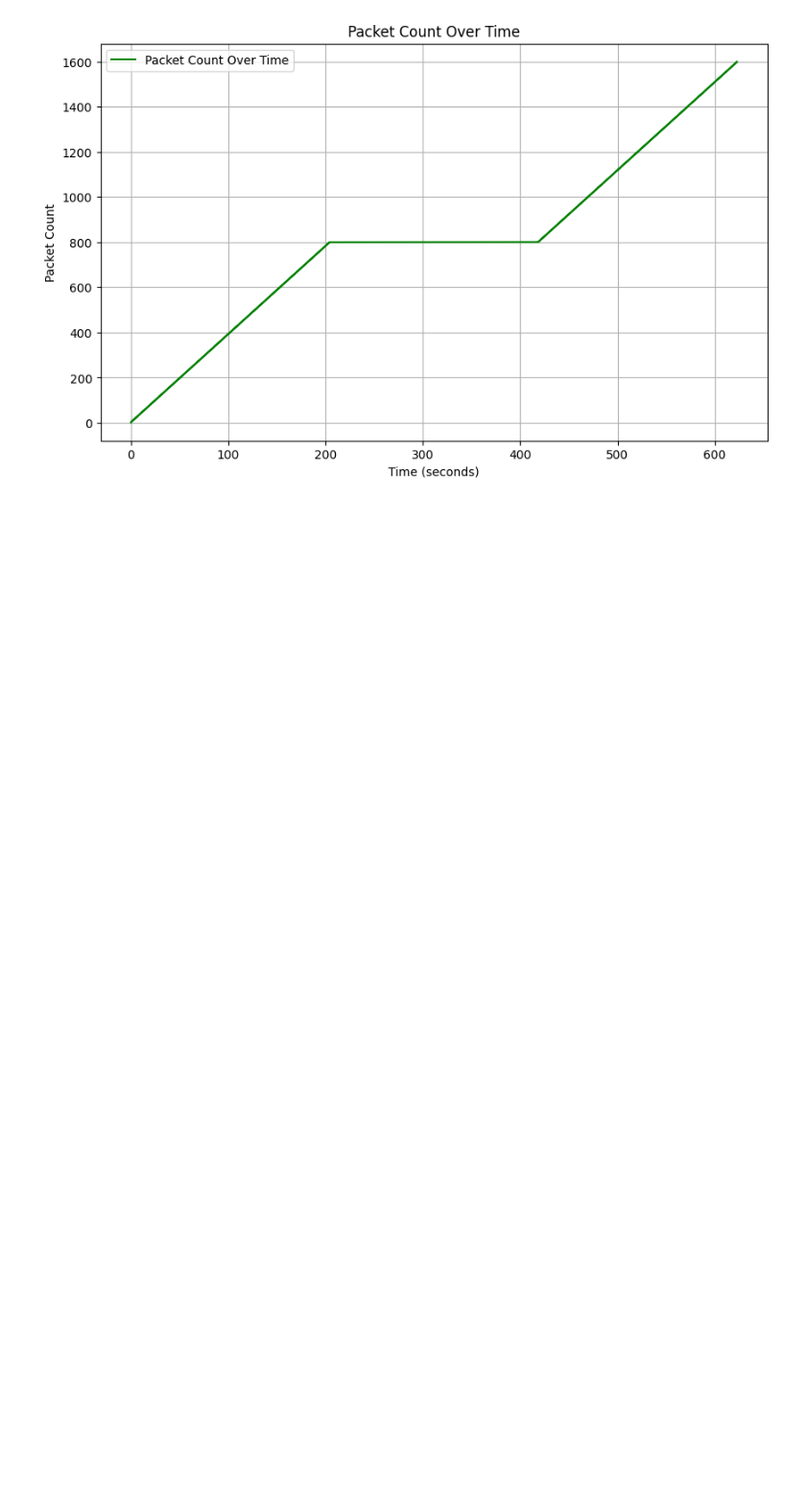
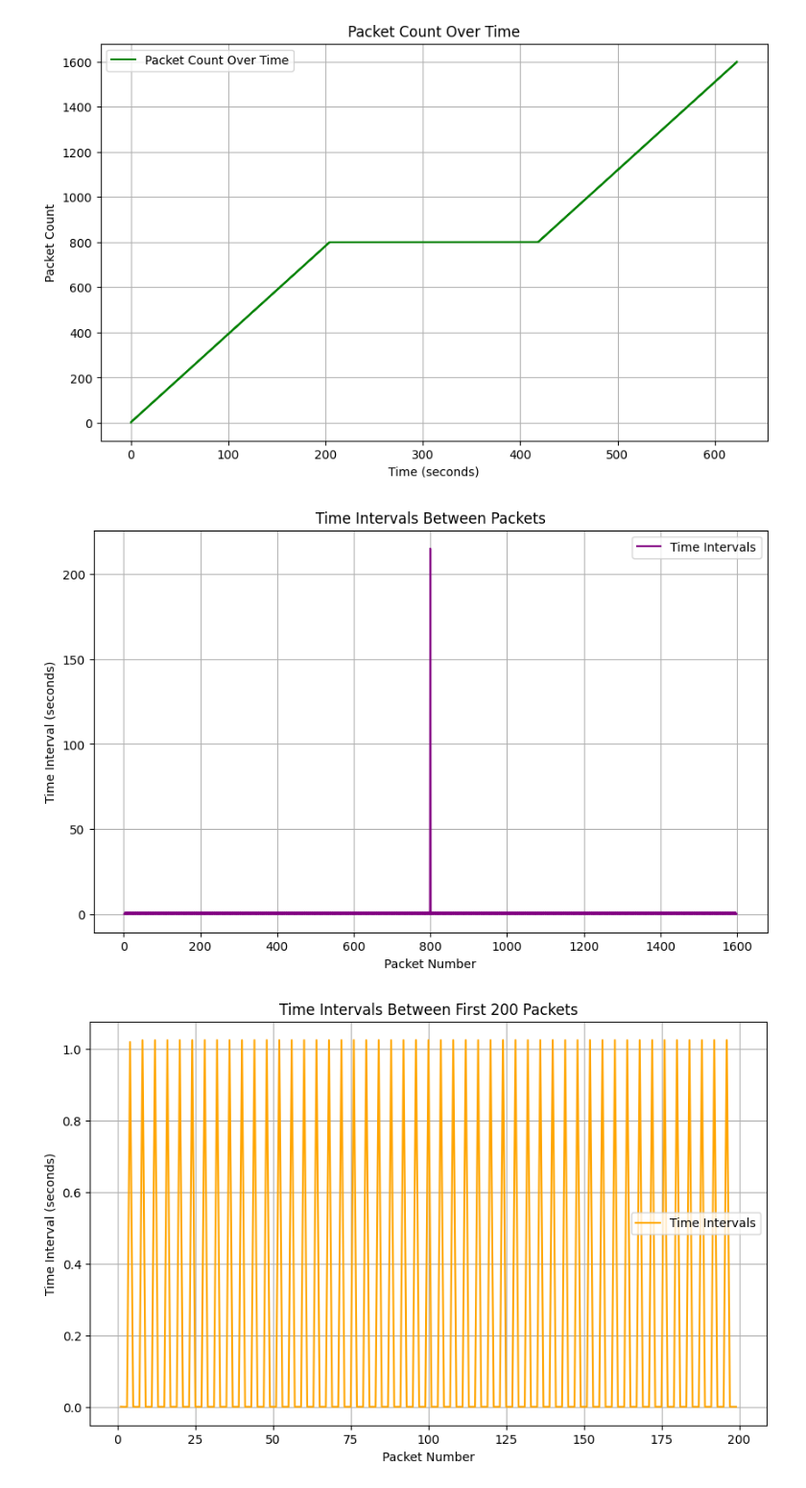
Before and after one commit to salocinrevenge/MC833, a Jupyter notebook: p2/analises.ipynb, the cells around one changed output. Shown at 96% size. Saved outputs shown, nothing was run; the diff lists cells and outputs as text; code cells hidden in the pictures; blank space fills up the shorter version.

```diff
--- a/p2/analises.ipynb
+++ b/p2/analises.ipynb
@@ -150,3 +145,46 @@ if len(time_intervals) > 0:
 [figure]
 [figure]
 [figure]
+# %%
+# mostra um grafico de linha, para cada pacote, o tempo que levou do pacote anterior até o atual
+plt.figure(figsize=(10, 6))
+plt.plot(range(1, len(time_intervals) + 1), time_intervals, label='Time Intervals', color='purple')
+plt.xlabel('Packet Number')
+plt.ylabel('Time Interval (seconds)')
+plt.title('Time Intervals Between Packets')
+plt.legend()
+plt.grid()
+plt.show()
+
+# agora só os primeiros 200 pacotes
+first_packets = packets[:200]
+# Gráfico de intervalo entre pacotes
+first_time_intervals = [first_packets[i + 1].time - first_packets[i].time for i in range(len(first_packets) - 1)]
+plt.figure(figsize=(10, 6))
+plt.plot(range(1, len(first_time_intervals) + 1), first_time_intervals, label='Time Intervals', color='orange')
+plt.xlabel('Packet Number')
+plt.ylabel('Time Interval (seconds)')
+plt.title('Time Intervals Between First 200 Packets')
+plt.legend()
+plt.grid()
+plt.show()
+
+# Printando os intervalos dos primeiros 10 pacotes
+print("Intervalos dos primeiros 10 pacotes:")
+for i in range(10):
+    if i < len(first_time_intervals):
+        print(f"Pacote {i + 1} -> Pacote {i + 2}: {first_time_intervals[i]:.6f} segundos")
+    else:
+        print(f"Pacote {i + 1} -> Pacote {i + 2}: Intervalo não disponível")
+print()
+
+# Mostra os pacotes
+for i, packet in enumerate(first_packets[:10]):
+    print(f"Pacote {i + 1}: {packet.summary()}")
+    if IP in packet:
+        print(f"  Origem: {packet[IP].src}, Destino: {packet[IP].dst}")
+    else:
+        print("  Não é um pacote IP")
+# %% [output]
+[figure, added]
+[figure, added]
```
Also changed, not shown: parts of 4 cells of this notebook.
